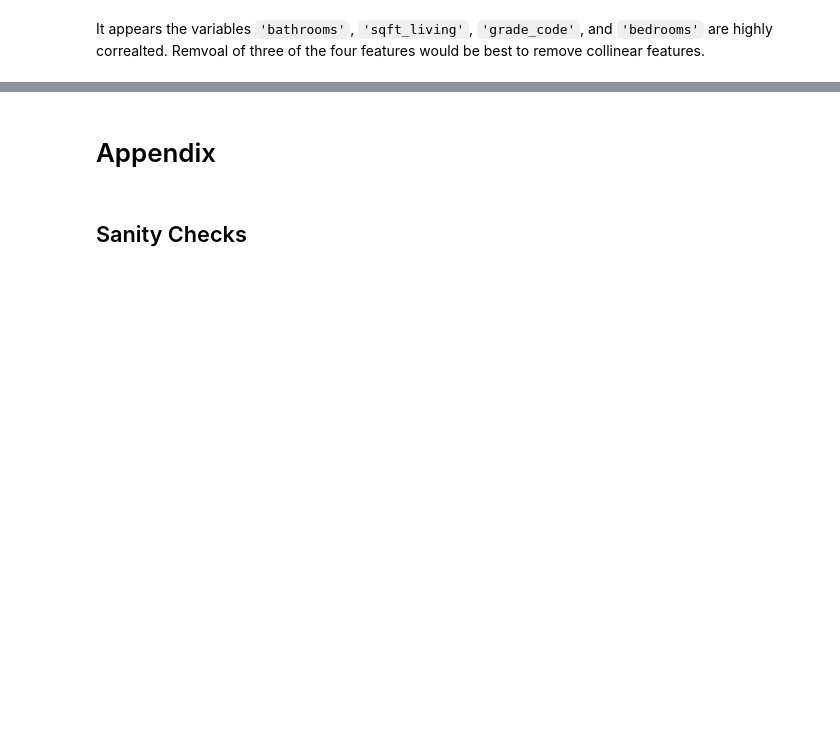
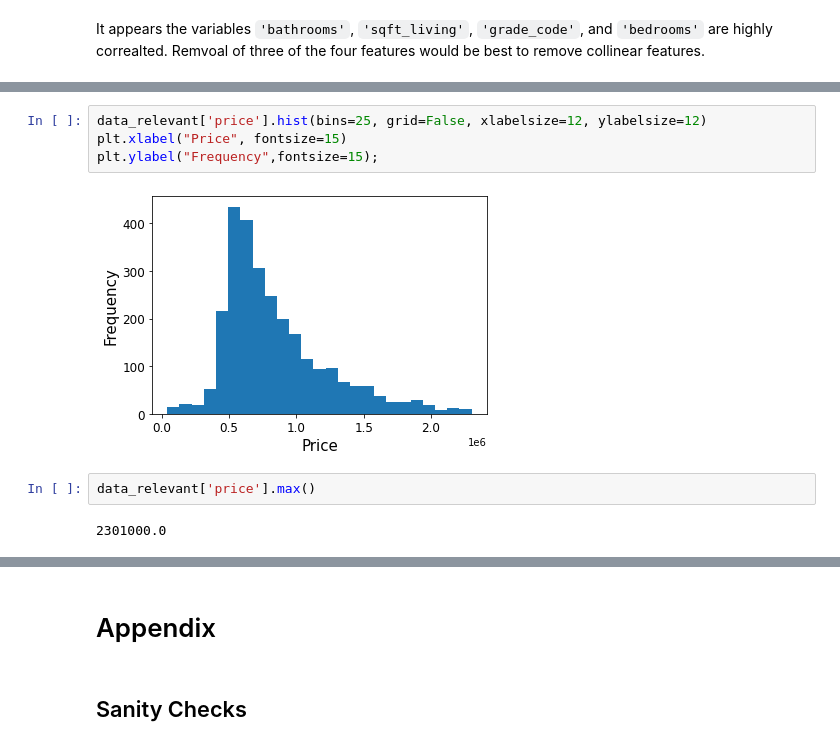
Before and after one commit to albertcchen/dsc-phase-2-project, a Jupyter notebook: Data_Dive-Scaling-Sklearn-Models.ipynb, the cells around one changed output, grey strips where cells are left out. Saved outputs shown, nothing was run; the diff lists cells and outputs as text; blank space fills up the shorter version.

```diff
--- a/Data_Dive-Scaling-Sklearn-Models.ipynb
+++ b/Data_Dive-Scaling-Sklearn-Models.ipynb
@@ -668,0 +692,10 @@ It appears the variables `'bathrooms'`, `'sqft_living'`, `'grade_code'`, and `'b
+# %%
+data_relevant['price'].hist(bins=25, grid=False, xlabelsize=12, ylabelsize=12)
+plt.xlabel("Price", fontsize=15)
+plt.ylabel("Frequency",fontsize=15);
+# %% [output]
+[figure, added]
+# %%
+data_relevant['price'].max()
+# %% [output]
+2301000.0
```
Also changed, not shown: parts of 35 cells of this notebook, 3 other files.
